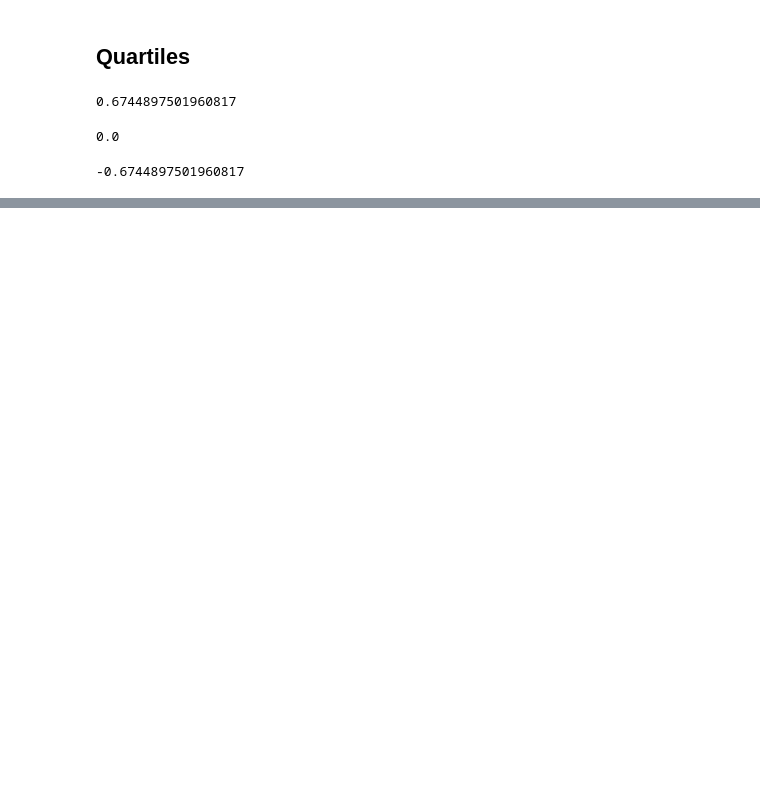
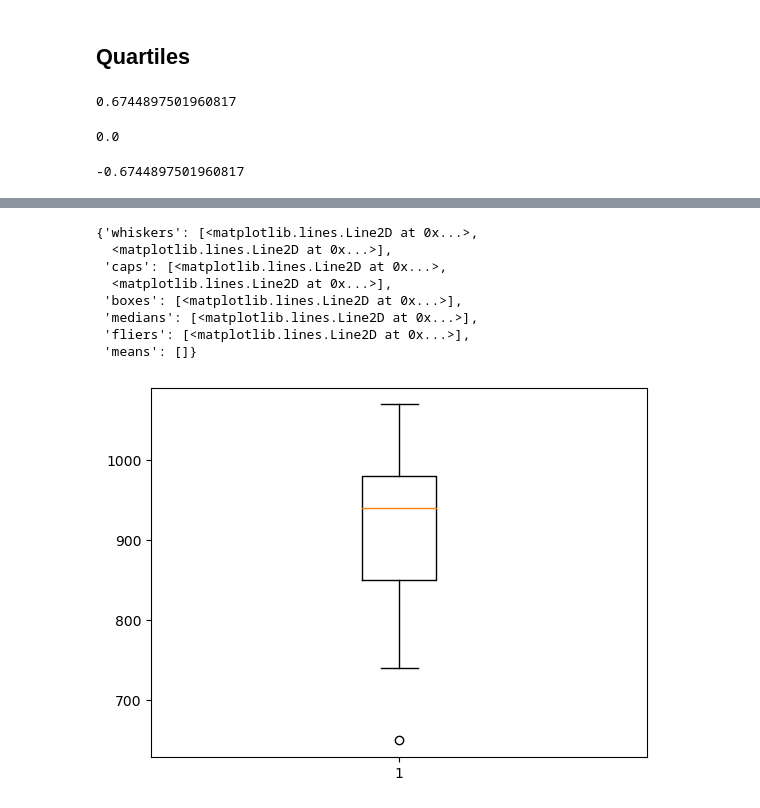
Before and after one commit to elainetynan/funddata-assessment, a Jupyter notebook: practicals/04-Outliers.ipynb, the cells around one changed output, grey strips where cells are left out. Drawn from its saved outputs; the diff is of its cells as text; code cells hidden in the pictures; blank space fills up the shorter version.

```diff
--- a/practicals/Outliers.ipynb
+++ b/practicals/04-Outliers.ipynb
@@ -245,0 +278,11 @@ ss.norm().ppf(0.25) # 25%
+# %%
+# Reading in the morley data.
+
+# skip first line, delimited by comma, delete double quotes
+# pandas would have brought this in cleaner and easier
+data = np.genfromtxt('data/morley.csv', skip_header=1, delimiter=',', deletechars='"')
+
+# ignore the first column as it is not being read in properly [rows, columns] : means everything 1: means skip the first
+data = data[:,1:]
+
+data
@@ -245,0 +307,16 @@ ss.norm().ppf(0.25) # 25%
+# %%
+exper_1 = data[:20, 2] # up to 20, column/index 2
+# %%
+# Create a boxplot
+# Pandas can do boxplots but we are using matplotlib.pyplot.boxplot
+plt.boxplot(exper_1)
+# %% [output]
+{'whiskers': [<matplotlib.lines.Line2D at 0x...>,
+  <matplotlib.lines.Line2D at 0x...>],
+ 'caps': [<matplotlib.lines.Line2D at 0x...>,
+  <matplotlib.lines.Line2D at 0x...>],
+ 'boxes': [<matplotlib.lines.Line2D at 0x...>],
+ 'medians': [<matplotlib.lines.Line2D at 0x...>],
+ 'fliers': [<matplotlib.lines.Line2D at 0x...>],
+ 'means': []}
+[figure, added]
```
Also changed, not shown: parts of 42 cells of this notebook, 8 other files.
